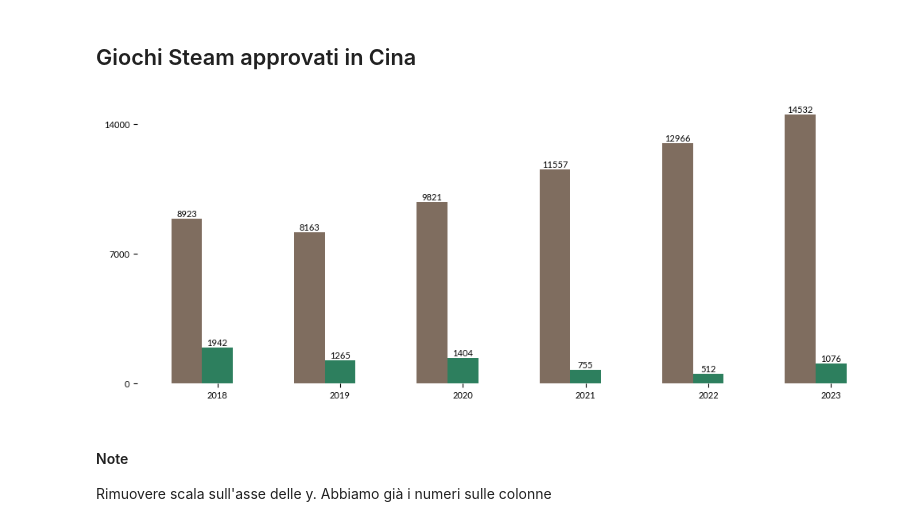
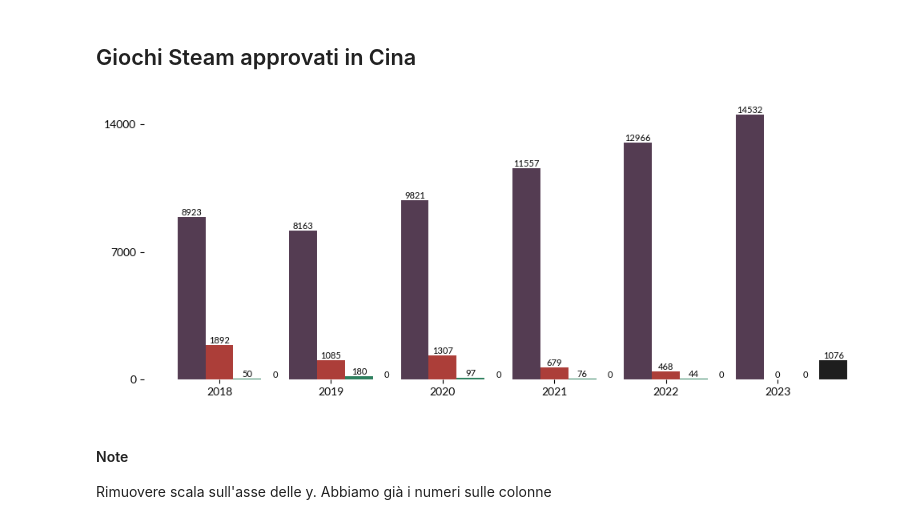
Before and after one commit to demic-dev/vs-project, a Jupyter notebook: charts.ipynb, the cells around one changed output. Saved outputs shown, nothing was run; the diff lists cells and outputs as text; code cells hidden in the pictures.

```diff
--- a/charts.ipynb
+++ b/charts.ipynb
@@ -177,49 +177,54 @@ games_in_china = pd.DataFrame(
     data={
     'global_releases_steam': [8923, 8163, 9821, 11557, 12966, 14532],
     'domestic_games_approved': [1892, 1085, 1307, 679, 468, 0],
-    'games_approved': [50, 180, 97, 76, 44, 1076]
+    'games_approved': [50, 180, 97, 76, 44, 0],
+    'unknown': [0, 0, 0, 0, 0, 1076]
     }
 )
 
 # Merging data about local games and non-local games in China that are approved
-games_in_china['games_approved'] =  games_in_china.iloc[:, 1:3].sum(axis=1)
+# games_in_china['games_approved'] =  games_in_china.iloc[:, 1:3].sum(axis=1)
 
 barWidth = 0.25
 
 r = np.arange(len(games_in_china.index))
 r2 = r + barWidth
+r3 = r2 + barWidth
+r4 = r3 + barWidth
 
 fig, ax = plt.subplots(figsize=(10, 4))
 for spine in plt.gca().spines.values(): spine.set_visible(False)
 
-bars1= ax.bar(r, games_in_china['global_releases_steam'], color='#7f6d5f', width=barWidth, label='Rilasci globali su Steam')
-bars2= ax.bar(r2, games_in_china['games_approved'], color='#2d7f5e', width=barWidth, label='Videogiochi approvati in Cina')
+bars1= ax.bar(r, games_in_china['global_releases_steam'], color='#543C52', width=barWidth)
+bars2= ax.bar(r2, games_in_china['domestic_games_approved'], color='#AC3E39', width=barWidth)
+bars3= ax.bar(r3, games_in_china['games_approved'], color='#2d7f5e', width=barWidth)
+bars4= ax.bar(r4, games_in_china['unknown'], color='#1e1e1e', width=barWidth)
 
 # Xticks
 ax.set_xticks(r + barWidth)
 ax.set_xticklabels(games_in_china.index)
 ax.set_yticks(list(range(0, 15000, 7000)))
 
-for bar_group in [bars1, bars2]:
+for bar_group in [bars1, bars2, bars3, bars4]:
     for bar in bar_group:
         height = bar.get_height()
         ax.text(
             bar.get_x() + bar.get_width() / 2,
             height,
             f'{height}',
             ha='center', va='bottom',
             fontsize=8
         )
 
 rect = ax.patch
 rect.set_alpha(0)
 
 plt.tight_layout()
 # ax.legend()
 
 plt.savefig(build_chart_path("games_approved_china_yearly"), format="svg")
 # %% [output]
-[figure, old version]
+[figure, new version]
 # %% [markdown]
 #### Note
 
```
Also changed, not shown: parts of 1 cell of this notebook, 2 other files.
